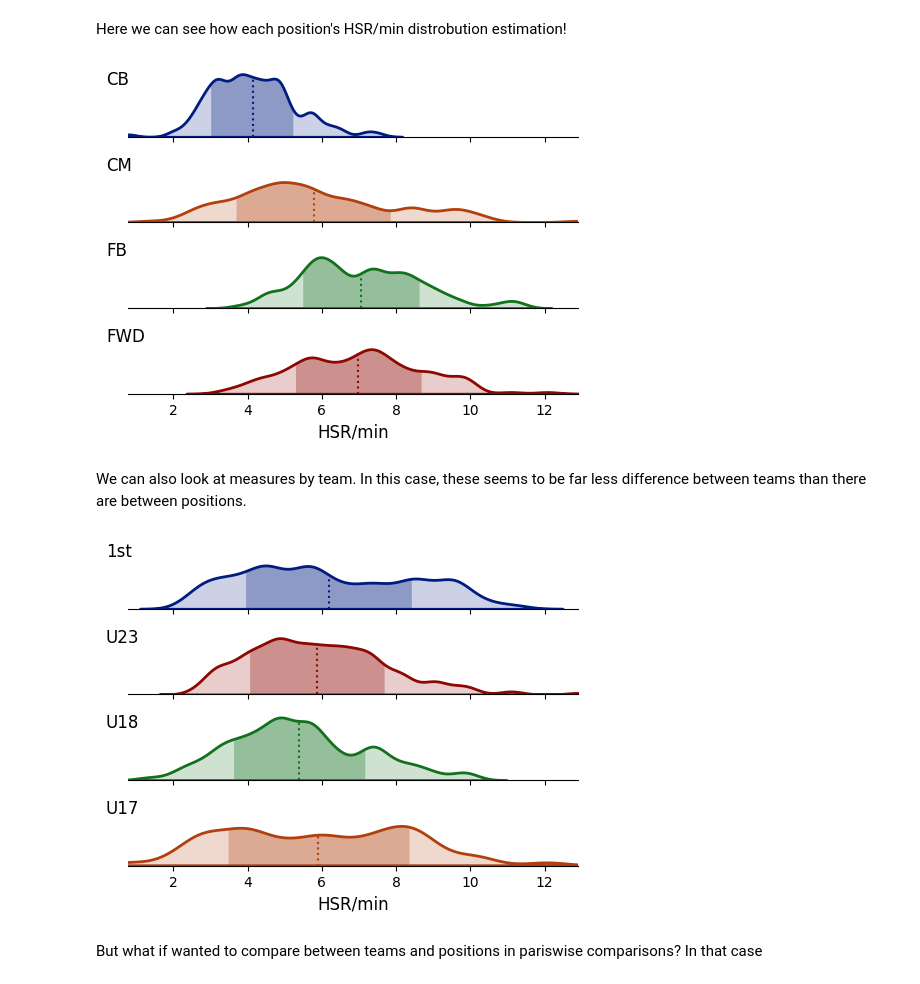
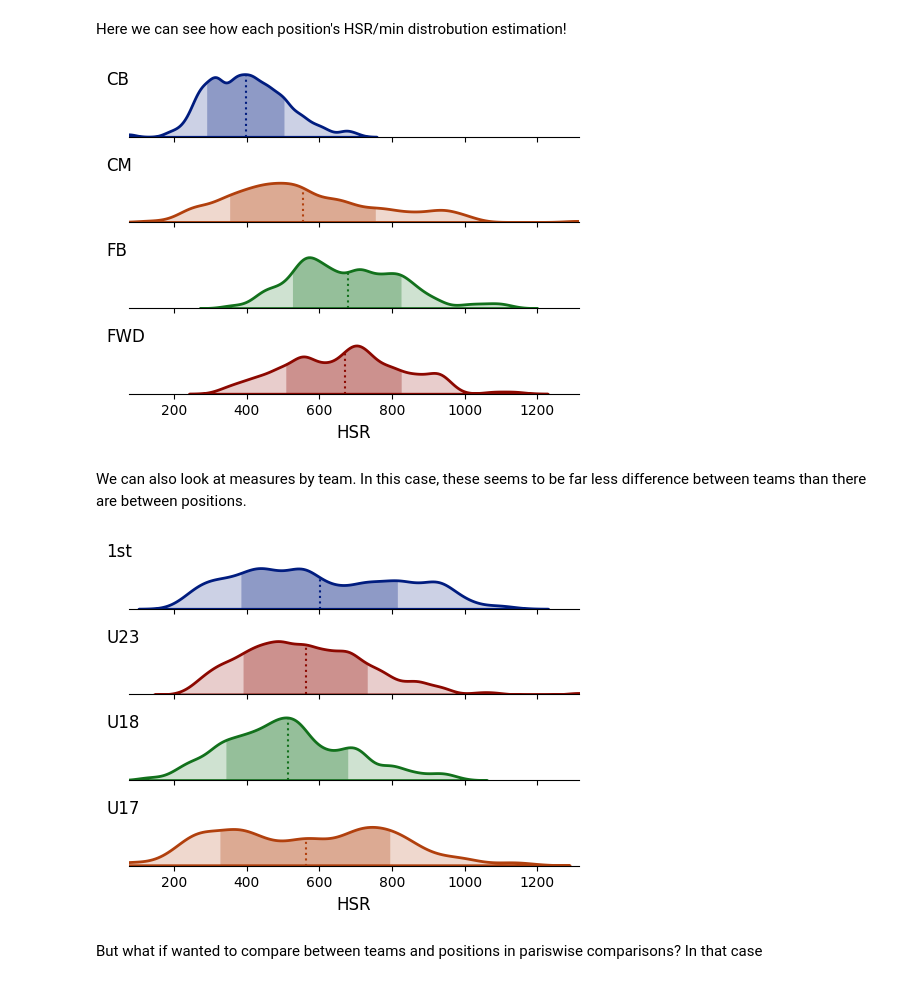
Before and after one commit to JTPiingtoh/GPSproject, a Jupyter notebook: FYP submission.ipynb, the cells around one changed output. Saved outputs shown, nothing was run; the diff lists cells and outputs as text; code cells hidden in the pictures.

```diff
--- a/FYP submission.ipynb
+++ b/FYP submission.ipynb
@@ -40,18 +40,20 @@ def get_measure_df(measure):
     return pd.DataFrame(data)
 # %% [markdown]
 Here we can see how each position's HSR/min distrobution estimation!
+# %%
+measure = "HSR"
 # %%
 # visualizng the measurement
-df = get_measure_df("HSR/min")
-generate_RPs_position_row(df=df, measure="HSR/min", pallette="dark", show_stdv=True, bw_adjust=0.5, height=1)
+df = get_measure_df(measure)
+generate_RPs_position_row(df=df, measure=measure, pallette="dark", show_stdv=True, bw_adjust=0.5, height=1)
 # %% [output]
-[figure, old version]
+[figure, new version]
 # %% [markdown]
 We can also look at measures by team. In this case, these seems to be far less difference between teams than there are between positions.
 # %%
-generate_RPs_team_row(df=df, measure="HSR/min", pallette="dark", show_stdv=True, bw_adjust=0.5, height=1)
+generate_RPs_team_row(df=df, measure=measure, pallette="dark", show_stdv=True, bw_adjust=0.5, height=1)
 # %% [output]
-[figure, old version]
+[figure, new version]
 # %% [markdown]
 But what if wanted to compare between teams and positions in pariswise comparisons? In that case
 # %%
```
Also changed, not shown: parts of 1 cell of this notebook, 4 other files.
